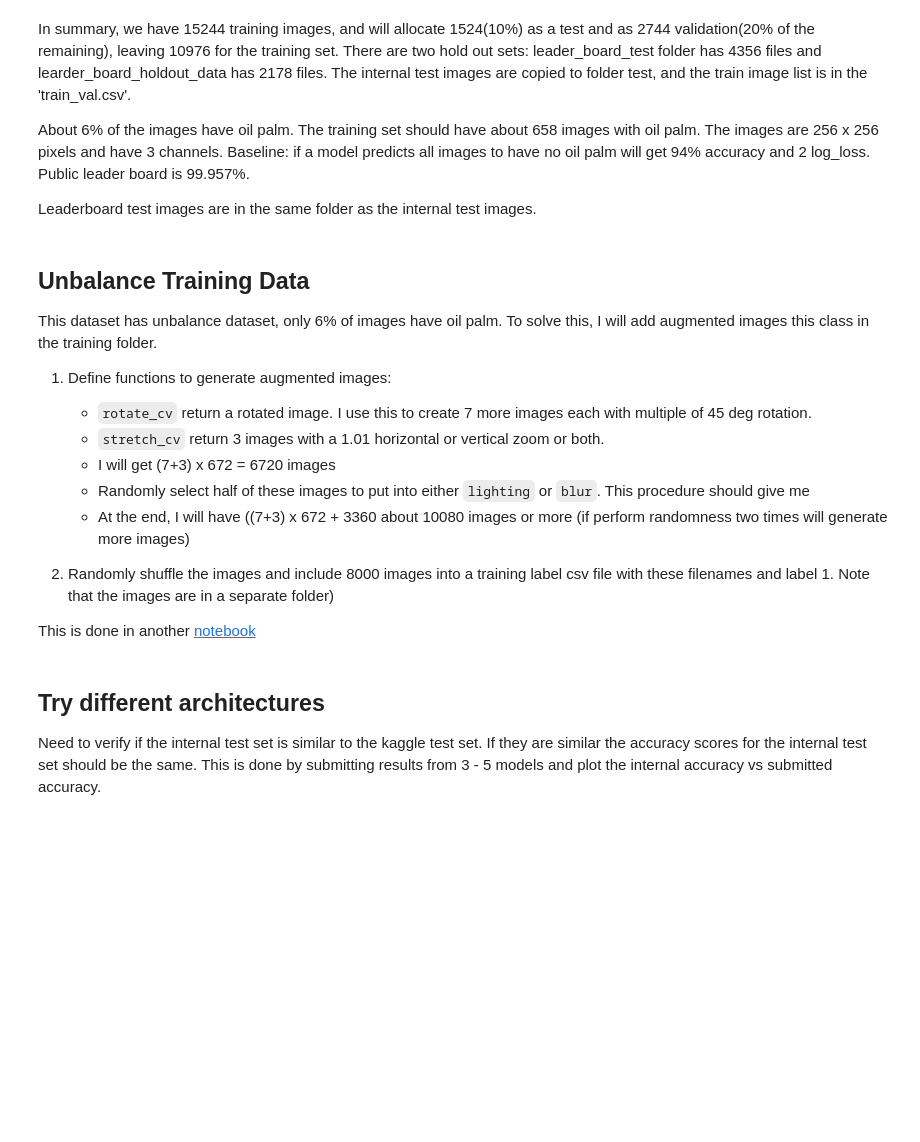
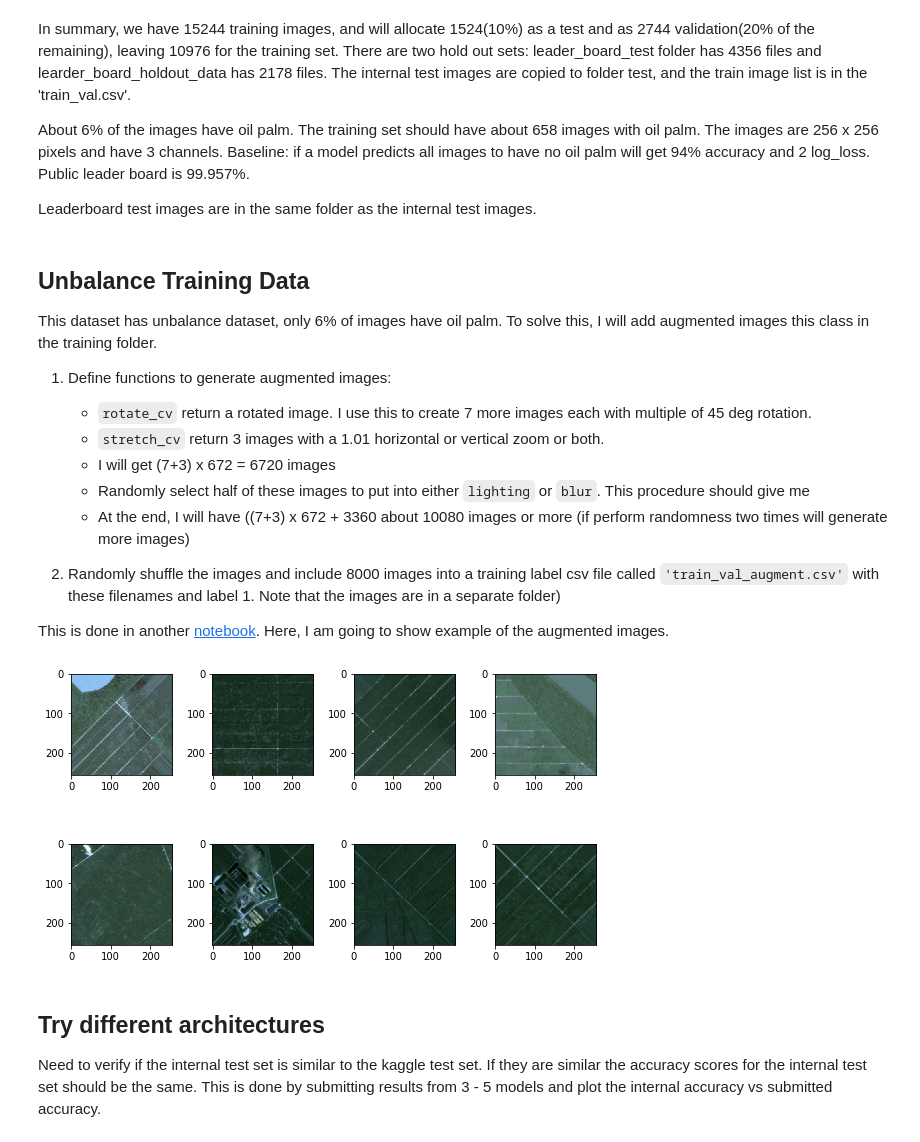
Before and after one commit to worasom/WiDS_Datathon_2019, a Jupyter notebook: oil_palm_images-arch_survey.ipynb, the cells around one changed output. Saved outputs shown, nothing was run; the diff lists cells and outputs as text; code cells hidden in the pictures; blank space fills up the shorter version.

Commit message:
add section about augmented images with example images

```diff
--- a/oil_palm_images-arch_survey.ipynb
+++ b/oil_palm_images-arch_survey.ipynb
@@ -169,9 +169,20 @@ This dataset has unbalance dataset, only 6% of images have oil palm. To solve th
     * Randomly select half of these images to put into either `lighting` or `blur`. This procedure should give me
     * At the end, I will have ((7+3) x 672 + 3360 about 10080 images or more (if perform randomness two times will generate more images)
 
-2. Randomly shuffle the images and include 8000 images into a training label csv file with these filenames and label 1. Note that the images are in a separate folder)
+2. Randomly shuffle the images and include 8000 images into a training label csv file called `'train_val_augment.csv'` with these filenames and label 1. Note that the images are in a separate folder)
 
-This is done in another [notebook](https://github.com/worasom/WiDS_Datathon_2019/blob/master/generate_augmented_images.ipynb)
+This is done in another [notebook](https://github.com/worasom/WiDS_Datathon_2019/blob/master/generate_augmented_images.ipynb). Here, I am going to show example of the augmented images.
+# %%
+aug_files = np.random.permutation(glob('train_add/*.jpg'))
+filenames = aug_files[:8]
+plt.figure(figsize=(8,5))
+for i, filename in enumerate(filenames):
+    ax = plt.subplot(2,4,i+1)
+    ax.imshow(cv2.imread(filename))
+
+plt.tight_layout()
+# %% [output]
+[figure, added]
 # %% [markdown]
 ## Try different architectures
 
```
Also changed, not shown: parts of 1 cell of this notebook.
